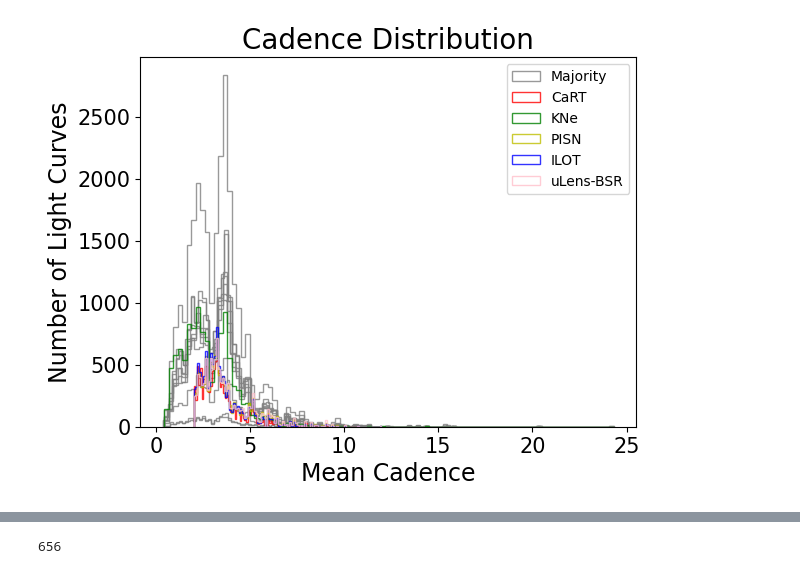
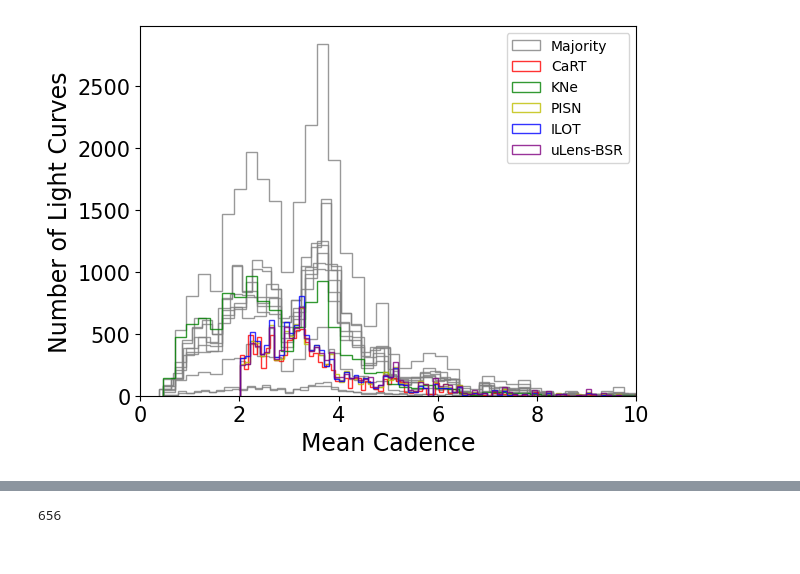
Before and after one commit to Rithwik-G/AstroMCAD, a Jupyter notebook: AstroMCAD.ipynb, the cells around one changed output, grey strips where cells are left out. Saved outputs shown, nothing was run; the diff lists cells and outputs as text; code cells hidden in the pictures.

```diff
--- a/AstroMCAD.ipynb
+++ b/AstroMCAD.ipynb
@@ -64,10 +64,10 @@ anom_classes = file_names[-5:]
 non_anom_classes = file_names[:-5]
 
 
-color = ['r', 'g', 'y', 'b', 'pink', 'orange', 'gray', 'k', 'm', 'c', 'brown', 'olive']
+color = ['r', 'g', 'y', 'b', 'purple', 'orange', 'gray', 'k', 'm', 'c', 'brown', 'olive']
 colors = color
 
-font = {'size'   : 15}
+font = {'size'   : 17}
 
 matplotlib.rc('font', **font)
 # %%
@@ -90,31 +148,31 @@ for class_num in range(len(file_names)):
         full_data[class_num][key].sort("time")
         mean_cad = np.mean(np.diff(full_data[class_num][key]['time']))
         mean_cadences[class_num].append(mean_cad)
-        if (len(mean_cadences) == 13000):
-            break
+        # if (len(mean_cadences) == 13000):
+        #     break
     mean_cadences[class_num] = np.asarray(mean_cadences[class_num])
 # %%
 # plt.figure(figsize=(8, 8))
-plt.style.use('default')
+matplotlib.style.use('default')
 for ind in range(len(file_names)):
     class_num = file_names[ind]
     # print(colors[anom_classes.index(class_num)] if file_to_class[class_num] in anom_classes else 'gray')
     plt.hist(mean_cadences[ind], bins=100, label='Majority' if file_to_class[class_num] == 'SNIa' else file_to_class[class_num] if class_num in anom_classes else None, alpha=0.8, histtype='step', color = colors[anom_classes.index(class_num)] if class_num in anom_classes else 'gray')
 
 
 plt.xlabel('Mean Cadence', fontsize=17)
 plt.ylabel('Number of Light Curves', fontsize=17)
 plt.legend()
-# plt.xlim(0, 10)
+plt.xlim(0, 10)
 
 plt.xticks(fontsize=15)
 plt.yticks(fontsize=15)
 
-plt.title("Cadence Distribution", fontsize=20)
+# plt.title("Cadence Distribution", fontsize=20)
 
-plt.savefig("Figures/cadencedist", bbox_inches='tight')
+plt.savefig("last/cadencedist.pdf", bbox_inches='tight')
 # %% [output]
-[figure, old version]
+[figure, new version]
 # %%
 def plot_raw(class_):
 
```
Also changed, not shown: parts of 80 cells of this notebook, 19 other files.
